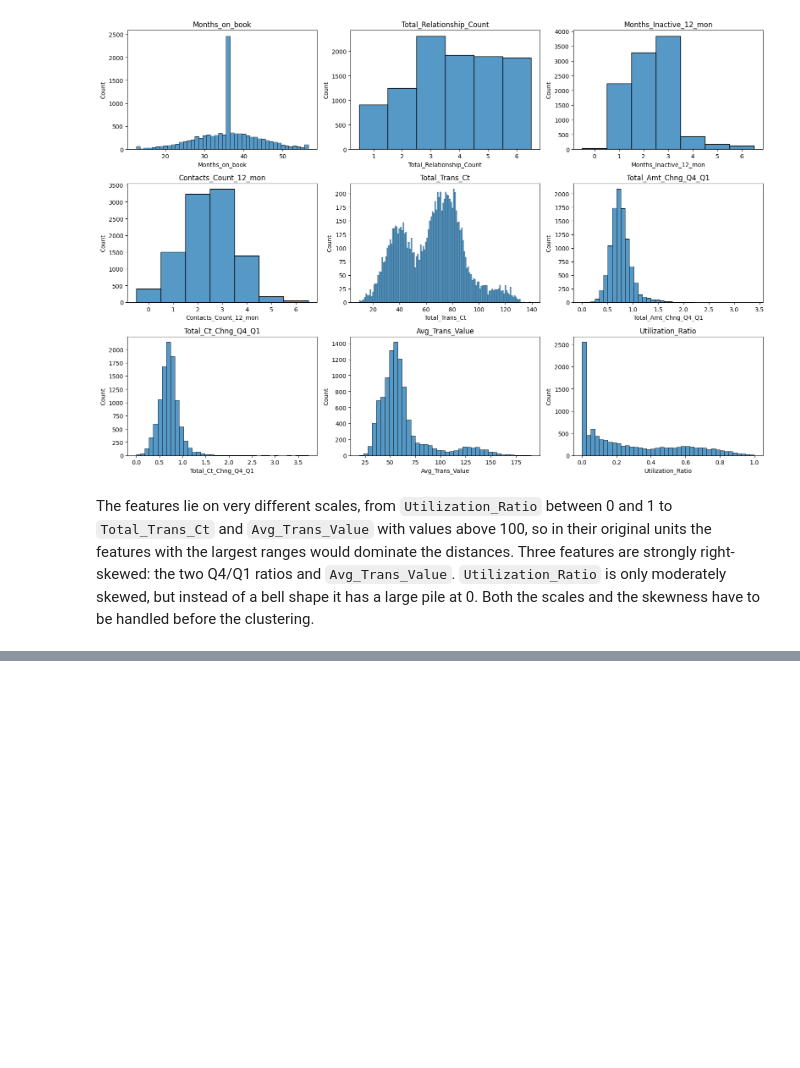
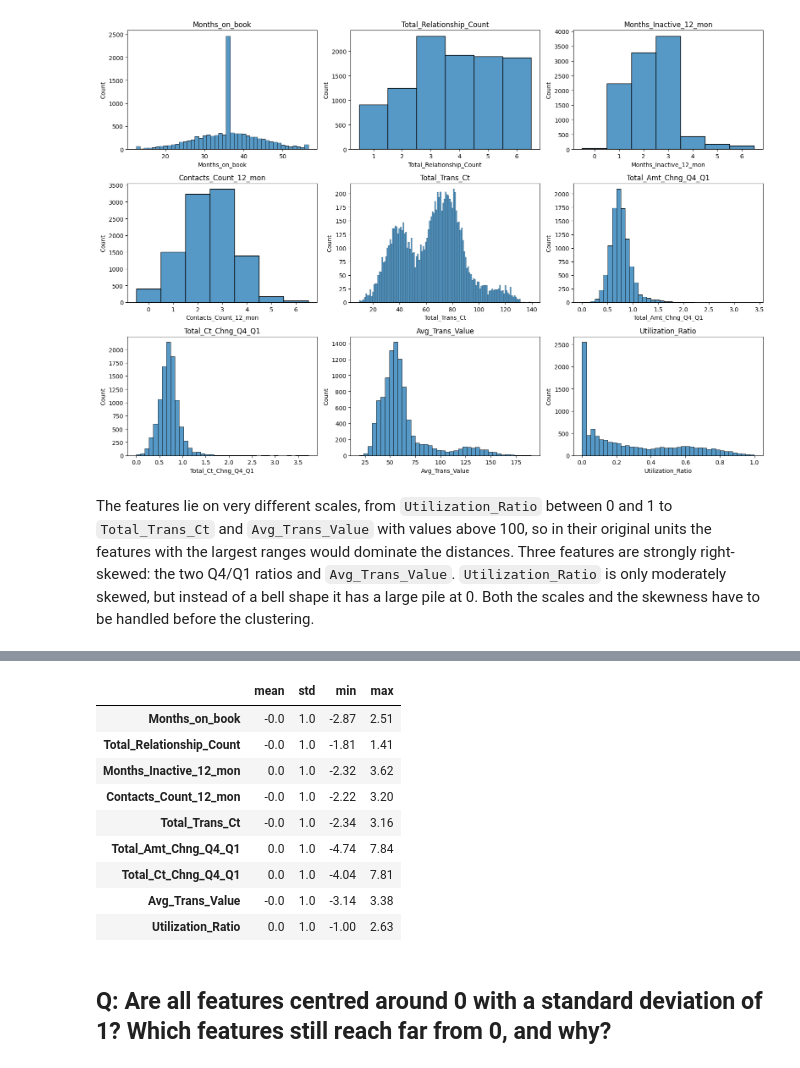
Before and after one commit to d3m1d0s/FoML_projects, a Jupyter notebook: project_1/bankchurners_eda_clustering.ipynb, the cells around one changed output, grey strips where cells are left out. Cells and saved outputs as stored; diff of their text form; code cells hidden in the pictures; blank space fills up the shorter version.

```diff
--- a/project_1/bankchurners_eda_clustering.ipynb
+++ b/project_1/bankchurners_eda_clustering.ipynb
@@ -1187,0 +1232,21 @@ The features lie on very different scales, from `Utilization_Ratio` between 0 an
+# %%
+from sklearn.preprocessing import StandardScaler
+
+scaler = StandardScaler()
+X = pd.DataFrame(scaler.fit_transform(X_raw), columns=cluster_features, index=df.index)
+
+display(X.agg(["mean", "std", "min", "max"]).T.round(2))
+# %% [output]
+|  | mean | std | min | max |
+| Months_on_book | -0.0 | 1.0 | -2.87 | 2.51 |
+| Total_Relationship_Count | -0.0 | 1.0 | -1.81 | 1.41 |
+| Months_Inactive_12_mon | 0.0 | 1.0 | -2.32 | 3.62 |
+| Contacts_Count_12_mon | -0.0 | 1.0 | -2.22 | 3.20 |
+| Total_Trans_Ct | -0.0 | 1.0 | -2.34 | 3.16 |
+| Total_Amt_Chng_Q4_Q1 | 0.0 | 1.0 | -4.74 | 7.84 |
+| Total_Ct_Chng_Q4_Q1 | 0.0 | 1.0 | -4.04 | 7.81 |
+| Avg_Trans_Value | -0.0 | 1.0 | -3.14 | 3.38 |
+| Utilization_Ratio | 0.0 | 1.0 | -1.00 | 2.63 |
+# %% [markdown]
+**Q:** Are all features centred around 0 with a standard deviation of 1? Which features still reach far from 0, and why?
+-
```
Also changed, not shown: parts of 5 cells of this notebook.
